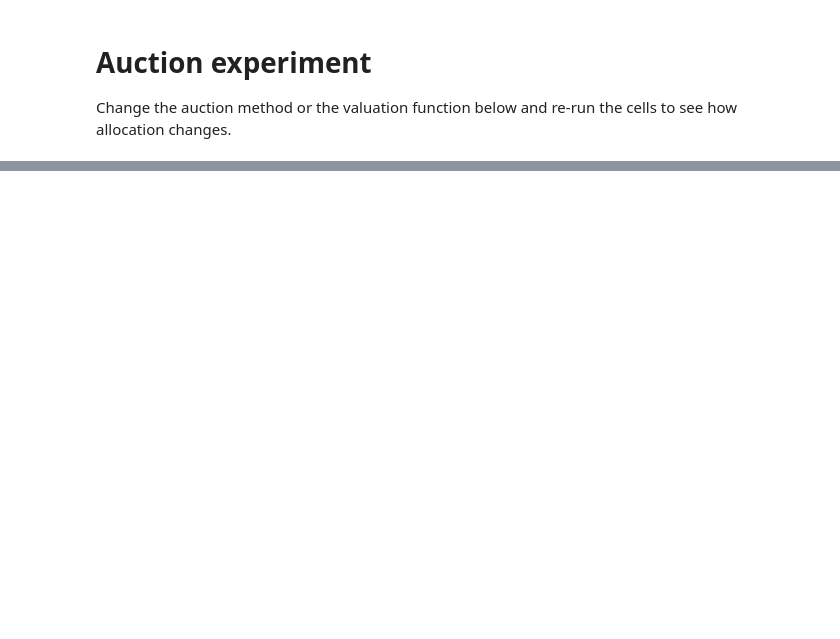
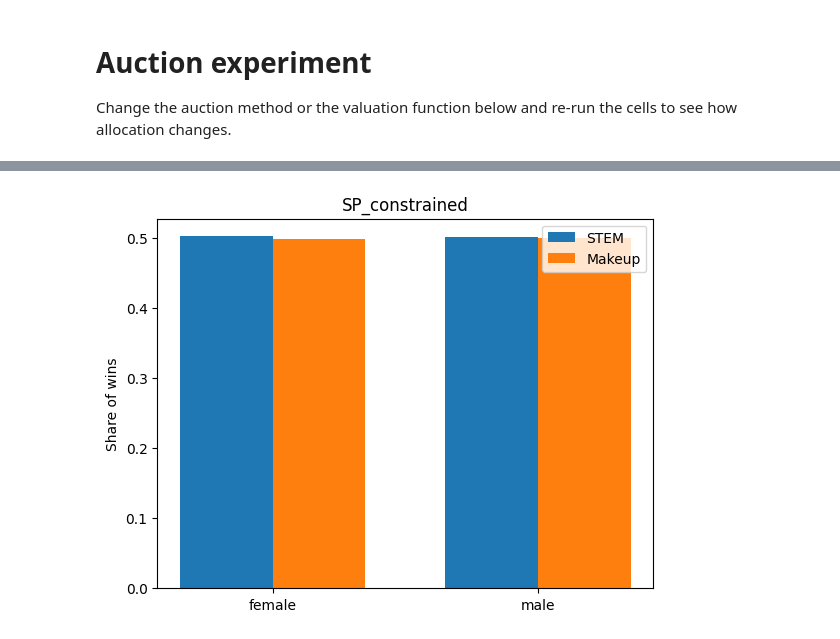
Before and after one commit to sabagian/ad_auction_sim, a Jupyter notebook: experiments/auction_experiment.ipynb, the cells around one changed output, grey strips where cells are left out. Saved outputs shown, nothing was run; the diff lists cells and outputs as text; code cells hidden in the pictures; blank space fills up the shorter version.

```diff
--- a/experiments/auction_experiment.ipynb
+++ b/experiments/auction_experiment.ipynb
@@ -101,0 +100,16 @@ Fairness metrics for gsp:
+# %%
+# try same scenario with statistical parity constraint
+mechanism = 'stat_parity_constrained'
+results_sp = run_simulations(
+    n_impressions=n_impressions,
+    methods=[method],
+    seed=seed,
+    valuation_fn=custom_valuation,
+    bidder_configs=BIDDER_TARGETING,
+    quality_by_group=QUALITY_BY_GROUP,
+    positive_bidder_name=positive_bidder,
+    mechanism=mechanism,
+    underexposed_group=underexposed_group,
+    tie_break_config=tie_cfg,
+)
+print_summary(results_sp)
@@ -101,0 +134,5 @@ Fairness metrics for gsp:
+# %%
+# Plot results inline (requires matplotlib)
+try_plot(results_sp, "SP_constrained")
+# %% [output]
+[figure, added]
```
Also changed, not shown: parts of 9 cells of this notebook, 2 other files.
